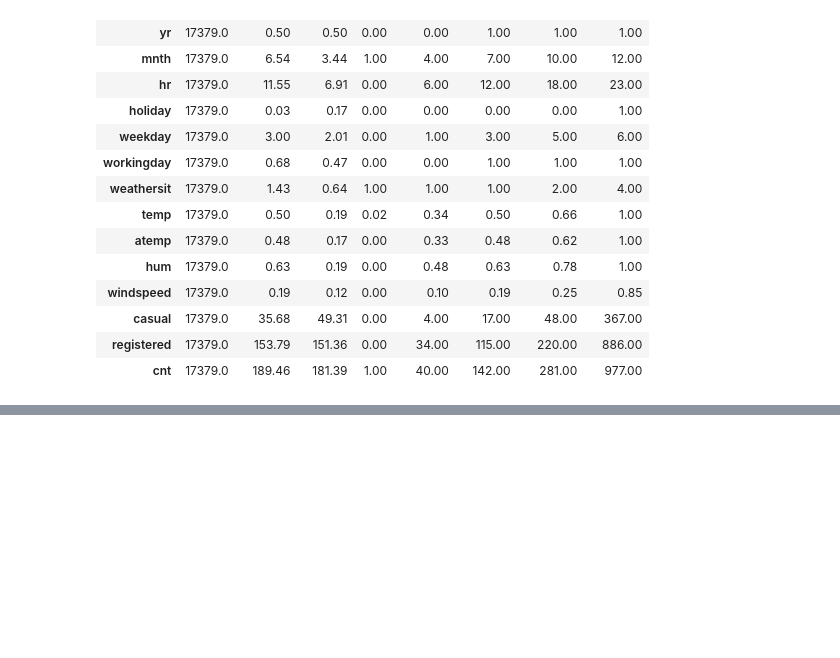
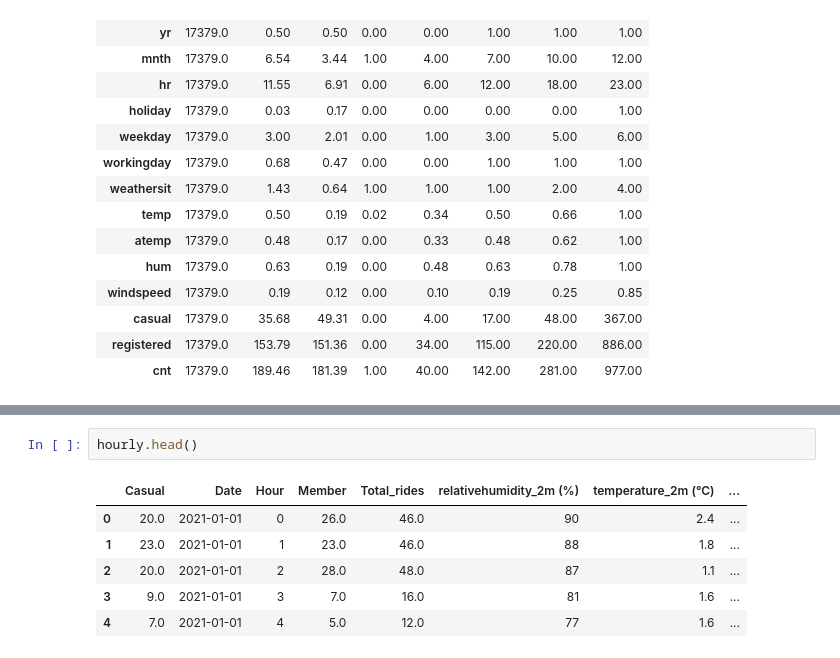
Before and after one commit to Godwin-Oti/Capital-Bike-Share-Analysis-Machine-Learning, a Jupyter notebook: Bike.ipynb, the cells around one changed output, grey strips where cells are left out. Saved outputs shown, nothing was run; the diff lists cells and outputs as text; blank space fills up the shorter version.

```diff
--- a/Bike.ipynb
+++ b/Bike.ipynb
@@ -113,0 +128,9 @@ bike_share_all.info()
+# %%
+hourly.head()
+# %% [output]
+|  | Casual | Date | Hour | Member | Total_rides | relativehumidity_2m (%) | temperature_2m (°C) | ... |
+| 0 | 20.0 | 2021-01-01 | 0 | 26.0 | 46.0 | 90 | 2.4 | ... |
+| 1 | 23.0 | 2021-01-01 | 1 | 23.0 | 46.0 | 88 | 1.8 | ... |
+| 2 | 20.0 | 2021-01-01 | 2 | 28.0 | 48.0 | 87 | 1.1 | ... |
+| 3 | 9.0 | 2021-01-01 | 3 | 7.0 | 16.0 | 81 | 1.6 | ... |
+| 4 | 7.0 | 2021-01-01 | 4 | 5.0 | 12.0 | 77 | 1.6 | ... |
```
Also changed, not shown: parts of 8 cells of this notebook, 1 other file.
